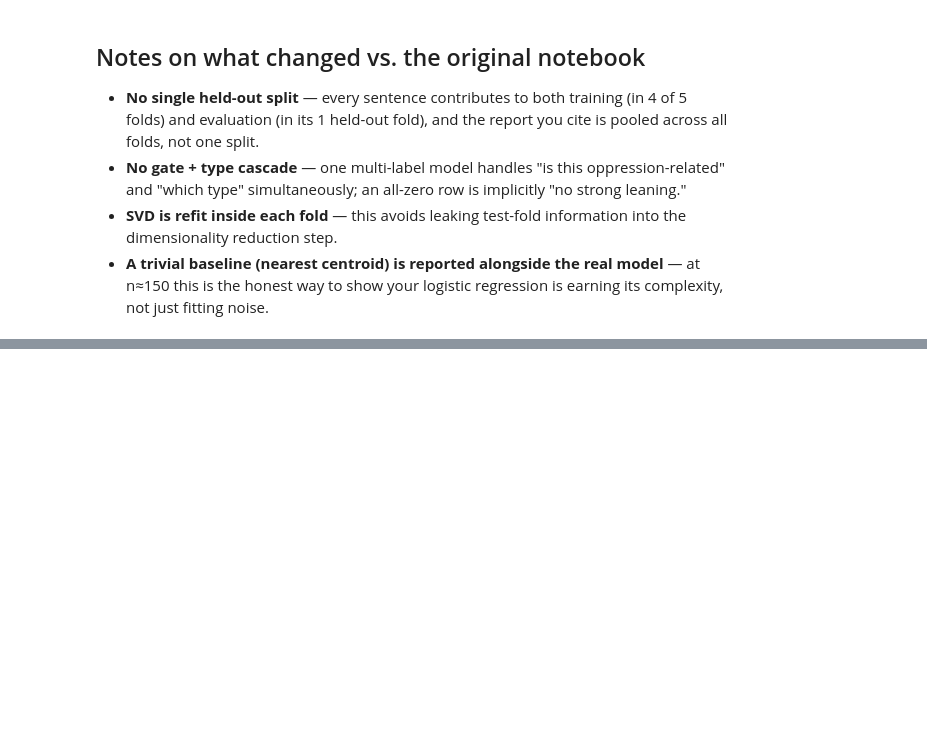
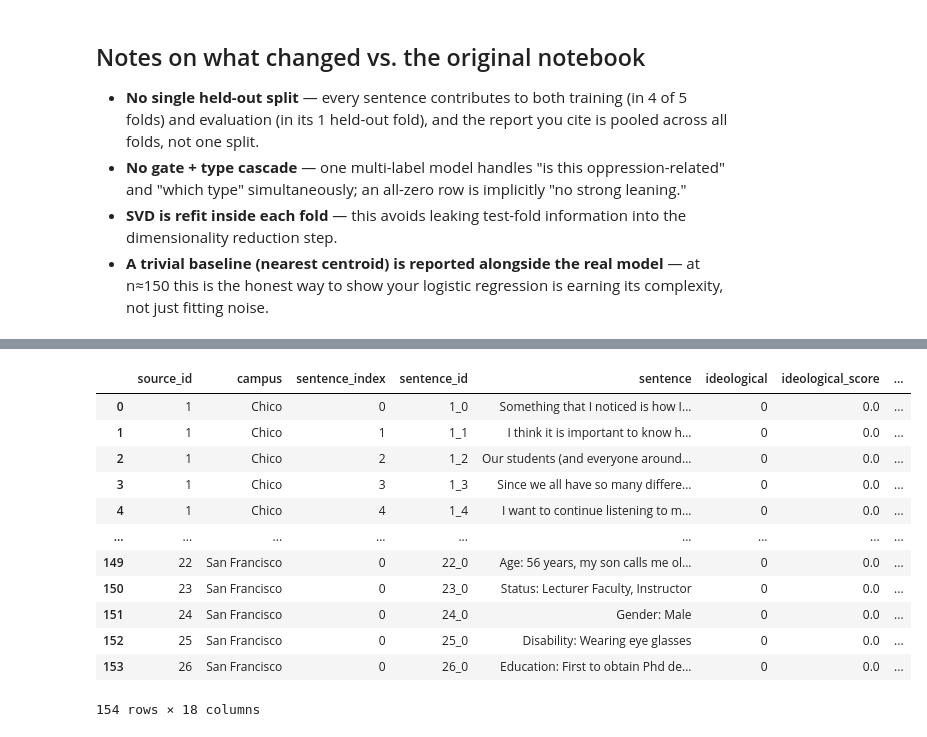
Before and after one commit to ritvik-123/EMP-Project, a Jupyter notebook: Module_1_SmallData_Rework.ipynb, the cells around one changed output, grey strips where cells are left out. Drawn from its saved outputs; the diff is of its cells as text; code cells hidden in the pictures; blank space fills up the shorter version.

```diff
--- a/Module_1_SmallData_Rework.ipynb
+++ b/Module_1_SmallData_Rework.ipynb
@@ -318,0 +352,17 @@ Nearest-Centroid macro-F1   (pooled OOF): 0.292
+# %%
+df_eval = pd.read_csv(CSV_PATH + "Module 1 Sentences Gemini.csv")
+df_eval
+# %% [output]
+|  | source_id | campus | sentence_index | sentence_id | sentence | ideological | ideological_score | ... |
+| 0 | 1 | Chico | 0 | 1_0 | Something that I noticed is how I... | 0 | 0.0 | ... |
+| 1 | 1 | Chico | 1 | 1_1 | I think it is important to know h... | 0 | 0.0 | ... |
+| 2 | 1 | Chico | 2 | 1_2 | Our students (and everyone around... | 0 | 0.0 | ... |
+| 3 | 1 | Chico | 3 | 1_3 | Since we all have so many differe... | 0 | 0.0 | ... |
+| 4 | 1 | Chico | 4 | 1_4 | I want to continue listening to m... | 0 | 0.0 | ... |
+| ... | ... | ... | ... | ... | ... | ... | ... | ... |
+| 149 | 22 | San Francisco | 0 | 22_0 | Age: 56 years, my son calls me ol... | 0 | 0.0 | ... |
+| 150 | 23 | San Francisco | 0 | 23_0 | Status: Lecturer Faculty, Instructor | 0 | 0.0 | ... |
+| 151 | 24 | San Francisco | 0 | 24_0 | Gender: Male | 0 | 0.0 | ... |
+| 152 | 25 | San Francisco | 0 | 25_0 | Disability: Wearing eye glasses | 0 | 0.0 | ... |
+| 153 | 26 | San Francisco | 0 | 26_0 | Education: First to obtain Phd de... | 0 | 0.0 | ... |
+154 rows × 18 columns
```
Also changed, not shown: parts of 15 cells of this notebook.
